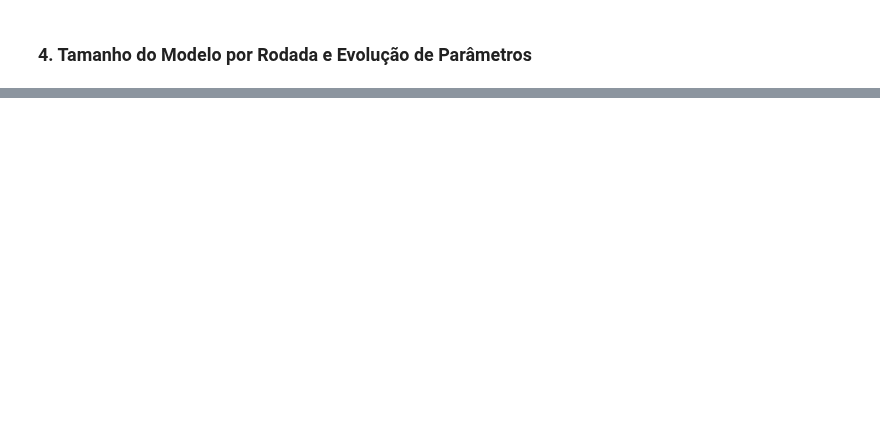
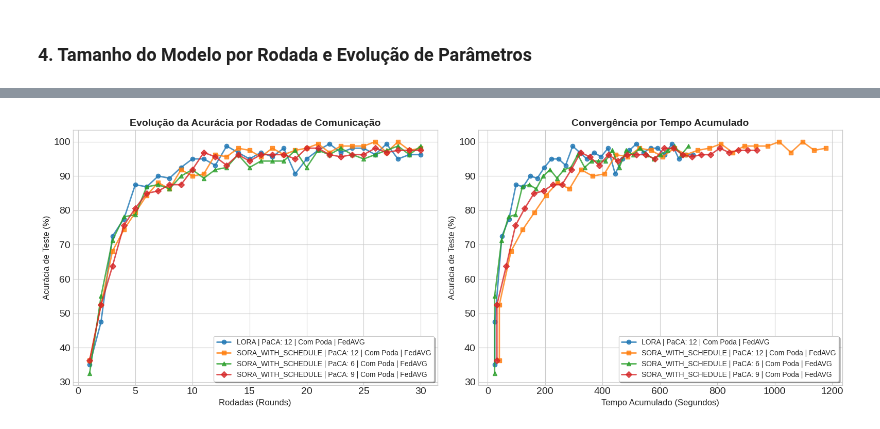
Before and after one commit to VeigarGit/FL_ServerPuma, a Jupyter notebook: src/system/plot_results.ipynb, the cells around one changed output, grey strips where cells are left out. Cells and saved outputs as stored; diff of their text form; code cells hidden in the pictures; blank space fills up the shorter version.

```diff
--- a/src/system/plot_results.ipynb
+++ b/src/system/plot_results.ipynb
@@ -233,0 +267,91 @@ else:
+# %%
+import os
+import h5py
+import numpy as np
+import matplotlib.pyplot as plt
+
+# Caminho para a pasta de resultados (assumindo execução de dentro de src/system/)
+results_dir = "../results"
+
+# Configuração visual dos gráficos
+plt.style.use('seaborn-v0_8-whitegrid')
+fig, (ax1, ax2) = plt.subplots(1, 2, figsize=(16, 6))
+
+# Títulos e labels
+ax1.set_title("Evolução da Acurácia por Rodadas de Comunicação", fontsize=14, fontweight='bold')
+ax1.set_xlabel("Rodadas (Rounds)", fontsize=12)
+ax1.set_ylabel("Acurácia de Teste (%)", fontsize=12)
+
+ax2.set_title("Convergência por Tempo Acumulado", fontsize=14, fontweight='bold')
+ax2.set_xlabel("Tempo Acumulado (Segundos)", fontsize=12)
+ax2.set_ylabel("Acurácia de Teste (%)", fontsize=12)
+
+# Cores e marcadores para diferenciar as linhas
+colors = plt.cm.tab10.colors
+markers = ['o', 's', '^', 'D', 'v', '<', '>', 'p', '*', 'h']
+
+file_idx = 0
+for file in sorted(os.listdir(results_dir)):
+    if file.endswith(".h5"):
+        filepath = os.path.join(results_dir, file)
+
+        # Limpando o nome do arquivo para usar na legenda
+        # Ex: Cifar100_sora_with_schedule_paca12_prune_FedALA_run1.h5
+        filename_parts = file.replace(".h5", "").split("_")
+
+        # Tenta extrair as infos baseado no padrão do seu server.py
+        try:
+            dataset = filename_parts[0]
+
+            # Reconstruir a estratégia (pode ter underscores, ex: sora_with_schedule)
+            strategy_parts = []
+            for part in filename_parts[1:]:
+                if "paca" in part:
+                    break
+                strategy_parts.append(part)
+            strategy = "_".join(strategy_parts).upper()
+
+            paca_idx = filename_parts.index([p for p in filename_parts if "paca" in p][0])
+            paca = filename_parts[paca_idx].replace("paca", "")
+
+            is_pruned = "Sem Poda" if "withou_Prune" in file else "Com Poda"
+            algo = "FedALA" if "FedALA" in file else "FedAVG"
+
+            label = f"{strategy} | PaCA: {paca} | {is_pruned} | {algo}"
+        except Exception:
+            # Fallback caso o nome do arquivo saia do padrão
+            label = file.replace(".h5", "")
+
+        with h5py.File(filepath, 'r') as f:
+            # Extração da Acurácia
+            if 'rs_test_acc' in f:
+                acc = np.array(f['rs_test_acc'])
+                rounds = np.arange(1, len(acc) + 1)
+            else:
+                continue # Pula o arquivo se não tiver dados de acurácia
+
+            # Extração do Tempo e cálculo cumulativo
+            if 'Round_time' in f:
+                round_times = np.array(f['Round_time'])
+                cumulative_time = np.cumsum(round_times)
+            else:
+                # Fallback caso rode algum resultado antigo sem salvar o tempo
+                cumulative_time = rounds * 1
+
+        # Plotagem
+        c = colors[file_idx % len(colors)]
+        m = markers[file_idx % len(markers)]
+
+        ax1.plot(rounds, acc, marker=m, color=c, linewidth=2, markersize=6, label=label, alpha=0.8)
+        ax2.plot(cumulative_time, acc, marker=m, color=c, linewidth=2, markersize=6, label=label, alpha=0.8)
+
+        file_idx += 1
+
+# Ajustes finais e Legendas
+ax1.legend(loc='lower right', fontsize=10, frameon=True, shadow=True)
+ax2.legend(loc='lower right', fontsize=10, frameon=True, shadow=True)
+
+plt.tight_layout()
+plt.show()
+# %% [output]
+[figure, added]
```
Also changed, not shown: parts of 8 cells of this notebook.
